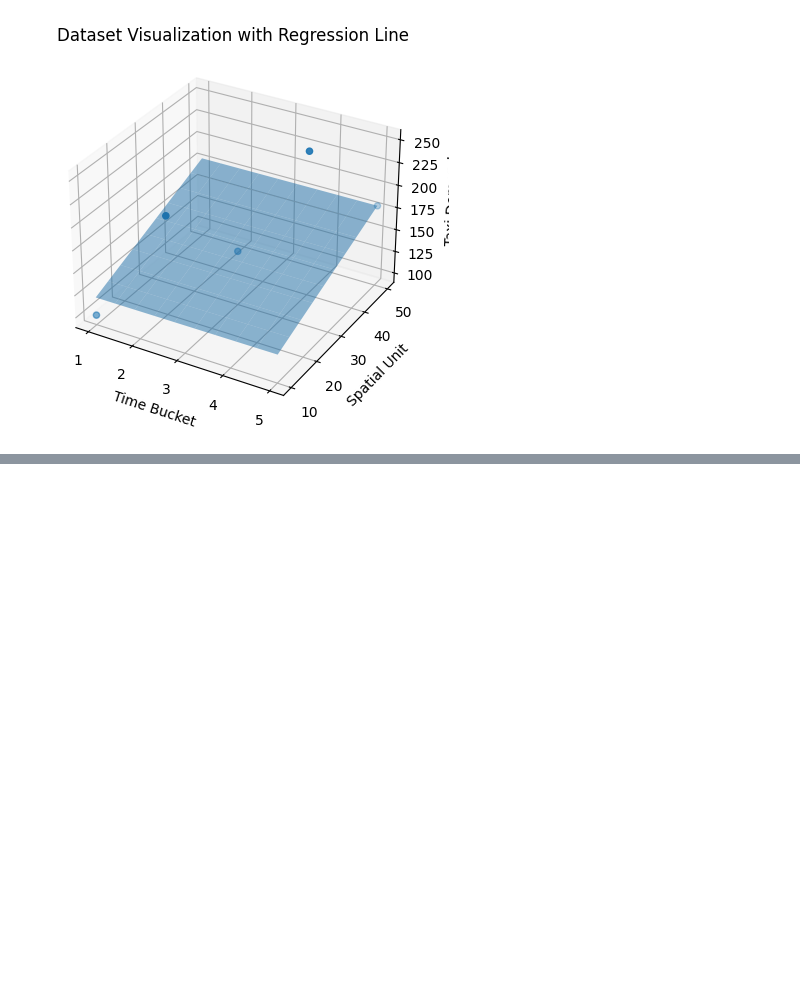
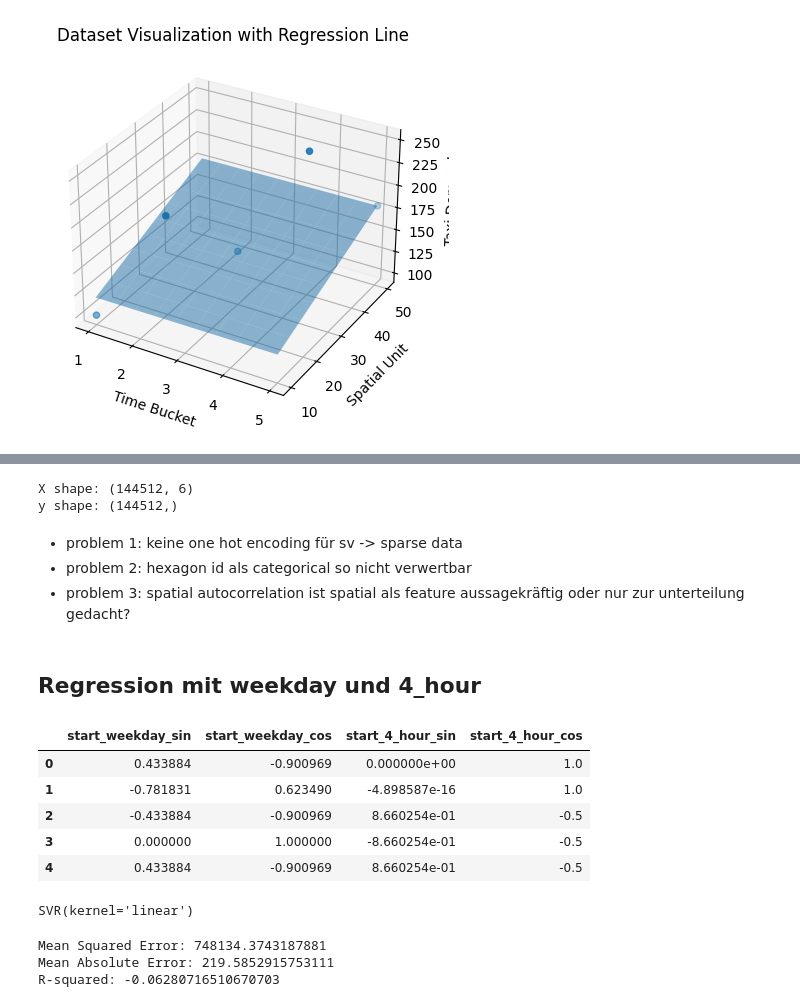
Before and after one commit to lniggemann/AAA_2023, a Jupyter notebook: 04_support_vector_regression.ipynb, the cells around one changed output, grey strips where cells are left out. Drawn from its saved outputs; the diff is of its cells as text; code cells hidden in the pictures; blank space fills up the shorter version.

```diff
--- a/04_support_vector_regression.ipynb
+++ b/04_support_vector_regression.ipynb
@@ -167,0 +163,7 @@ plt.show()
+# %%
+# Print shape to know, that it fits for model
+print('X shape:', X.shape)
+print('y shape:', y.shape)
+# %% [output]
+X shape: (144512, 6)
+y shape: (144512,)
@@ -167,0 +173,18 @@ plt.show()
+# %% [markdown]
+- problem 1: keine one hot encoding für sv -> sparse data
+- problem 2: hexagon id als categorical so nicht verwertbar
+- problem 3: spatial autocorrelation ist spatial als feature aussagekräftig oder nur zur unterteilung gedacht?
+# %% [markdown]
+## Regression mit weekday und 4_hour
+# %%
+X_mvp = X.drop(['start_4_hour', "pickup_hex_7"], axis=1)
+# %%
+## mvp nur mit demand und start4_hour + start weekday
+X_mvp.head(5)
+# %% [output]
+|  | start_weekday_sin | start_weekday_cos | start_4_hour_sin | start_4_hour_cos |
+| 0 | 0.433884 | -0.900969 | 0.000000e+00 | 1.0 |
+| 1 | -0.781831 | 0.623490 | -4.898587e-16 | 1.0 |
+| 2 | -0.433884 | -0.900969 | 8.660254e-01 | -0.5 |
+| 3 | 0.000000 | 1.000000 | -8.660254e-01 | -0.5 |
+| 4 | 0.433884 | -0.900969 | 8.660254e-01 | -0.5 |
@@ -167,0 +194,24 @@ plt.show()
+# %%
+from sklearn.svm import SVR
+svr = SVR(kernel='linear')
+svr.fit(X_train, y_train)
+# %% [output]
+SVR(kernel='linear')
+# %%
+from sklearn.metrics import mean_squared_error, mean_absolute_error, r2_score
+
+y_pred = svr.predict(X_test)
+
+# Calculate evaluation metrics
+mse = mean_squared_error(y_test, y_pred)
+mae = mean_absolute_error(y_test, y_pred)
+r2 = r2_score(y_test, y_pred)
+
+# Print evaluation results
+print("Mean Squared Error:", mse)
+print("Mean Absolute Error:", mae)
+print("R-squared:", r2)
+# %% [output]
+Mean Squared Error: 748134.3743187881
+Mean Absolute Error: 219.5852915753111
+R-squared: -0.06280716510670703
```
Also changed, not shown: parts of 16 cells of this notebook.
